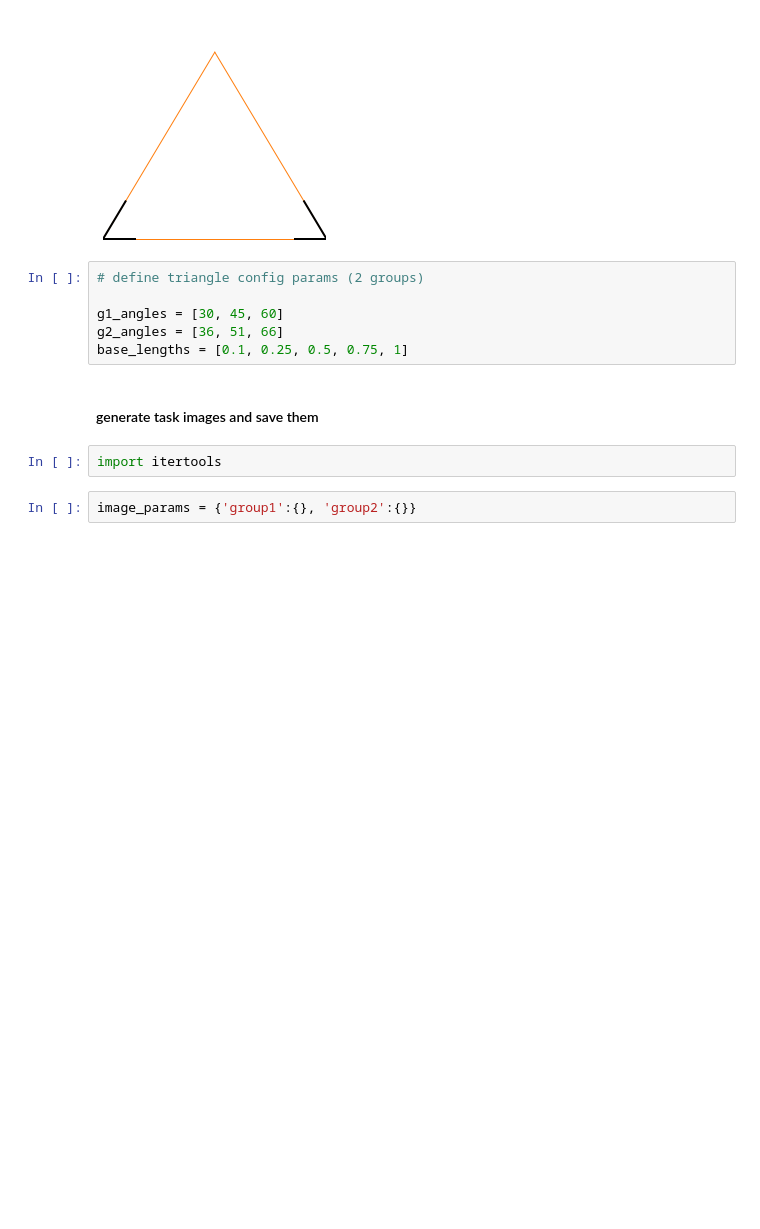
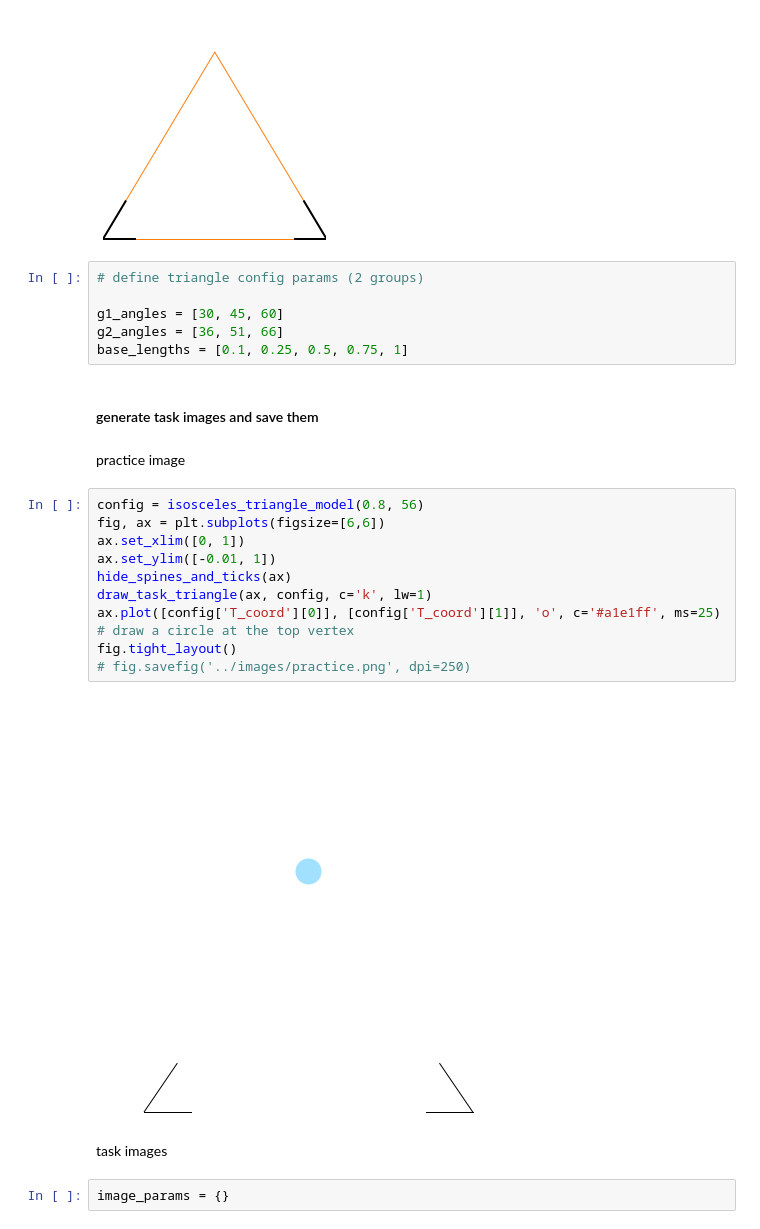
Before and after one commit to psych251/hart2018, a Jupyter notebook: code/generate_image.ipynb, the cells around one changed output. Cells and saved outputs as stored; diff of their text form; blank space fills up the shorter version.

Commit message:
Add code to produce practice image and output images in png

```diff
--- a/code/generate_image.ipynb
+++ b/code/generate_image.ipynb
@@ -73,10 +75,24 @@ g2_angles = [36, 51, 66]
 base_lengths = [0.1, 0.25, 0.5, 0.75, 1]
 # %% [markdown]
 #### generate task images and save them
-# %%
-import itertools
+# %% [markdown]
+<p> practice image
+# %%
+config = isosceles_triangle_model(0.8, 56)
+fig, ax = plt.subplots(figsize=[6,6])
+ax.set_xlim([0, 1])
+ax.set_ylim([-0.01, 1])
+hide_spines_and_ticks(ax)
+draw_task_triangle(ax, config, c='k', lw=1)
+ax.plot([config['T_coord'][0]], [config['T_coord'][1]], 'o', c='#a1e1ff', ms=25) # draw a circle at the top vertex
+fig.tight_layout()
+# fig.savefig('../images/practice.png', dpi=250)
+# %% [output]
+[figure, added]
+# %% [markdown]
+<p> task images
 # %%
-image_params = {'group1':{}, 'group2':{}}
+image_params = {}
 # %%
 key = 'group2'
 if key == 'group1':
```
Also changed, not shown: parts of 3 cells of this notebook.
